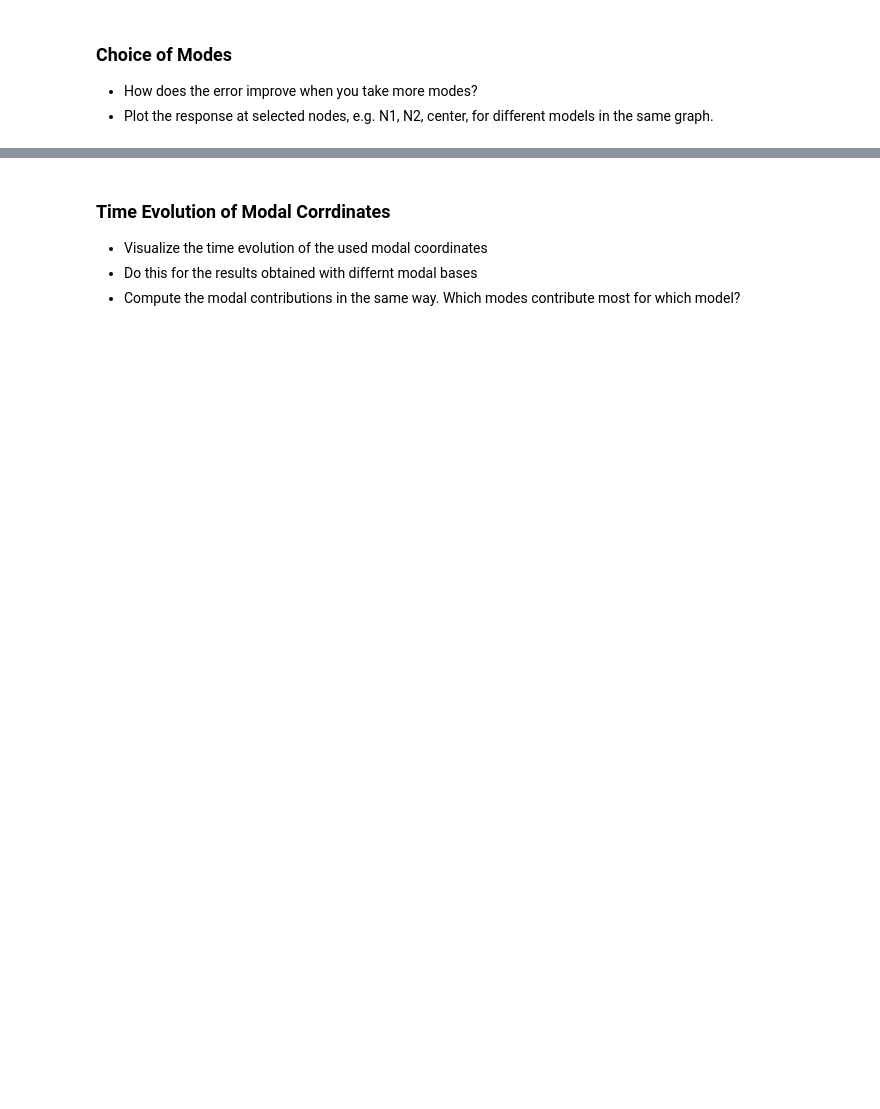
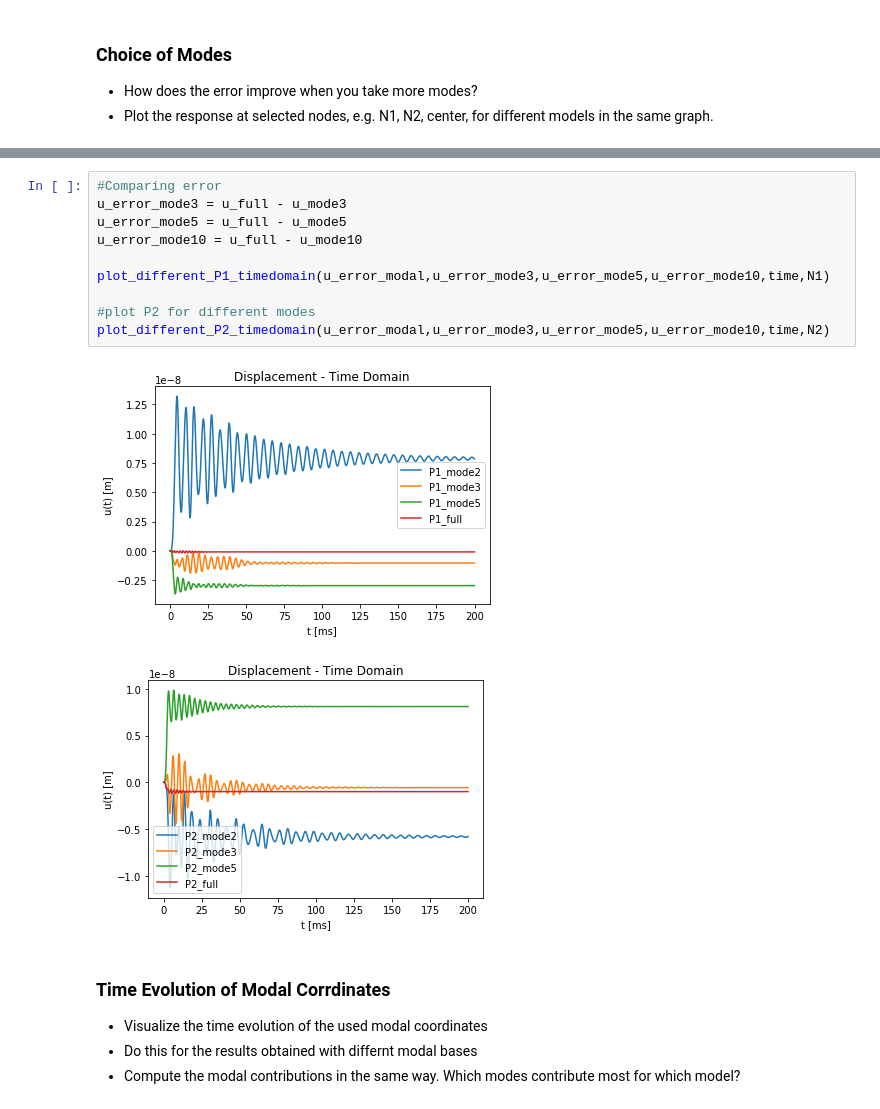
Before and after one commit to phmandl/modalanalyse, a Jupyter notebook: HW3/3_ModalSubspace_coupled_oscillators-tae.ipynb, the cells around one changed output, grey strips where cells are left out. Cells and saved outputs as stored; diff of their text form; blank space fills up the shorter version.

```diff
--- a/HW3/3_ModalSubspace_coupled_oscillators-tae.ipynb
+++ b/HW3/3_ModalSubspace_coupled_oscillators-tae.ipynb
@@ -380,3 +425,16 @@ plot_displacements_timedomain_differentmodes(u_full, time, N1, N2,)
+# %%
+#Comparing error
+u_error_mode3 = u_full - u_mode3
+u_error_mode5 = u_full - u_mode5
+u_error_mode10 = u_full - u_mode10
+
+plot_different_P1_timedomain(u_error_modal,u_error_mode3,u_error_mode5,u_error_mode10,time,N1)
+
+#plot P2 for different modes
+plot_different_P2_timedomain(u_error_modal,u_error_mode3,u_error_mode5,u_error_mode10,time,N2)
+# %% [output]
+[figure, added]
+[figure, added]
 # %% [markdown]
 ### Time Evolution of Modal Corrdinates
 * Visualize the time evolution of the used modal coordinates
```
Also changed, not shown: parts of 15 cells of this notebook.
